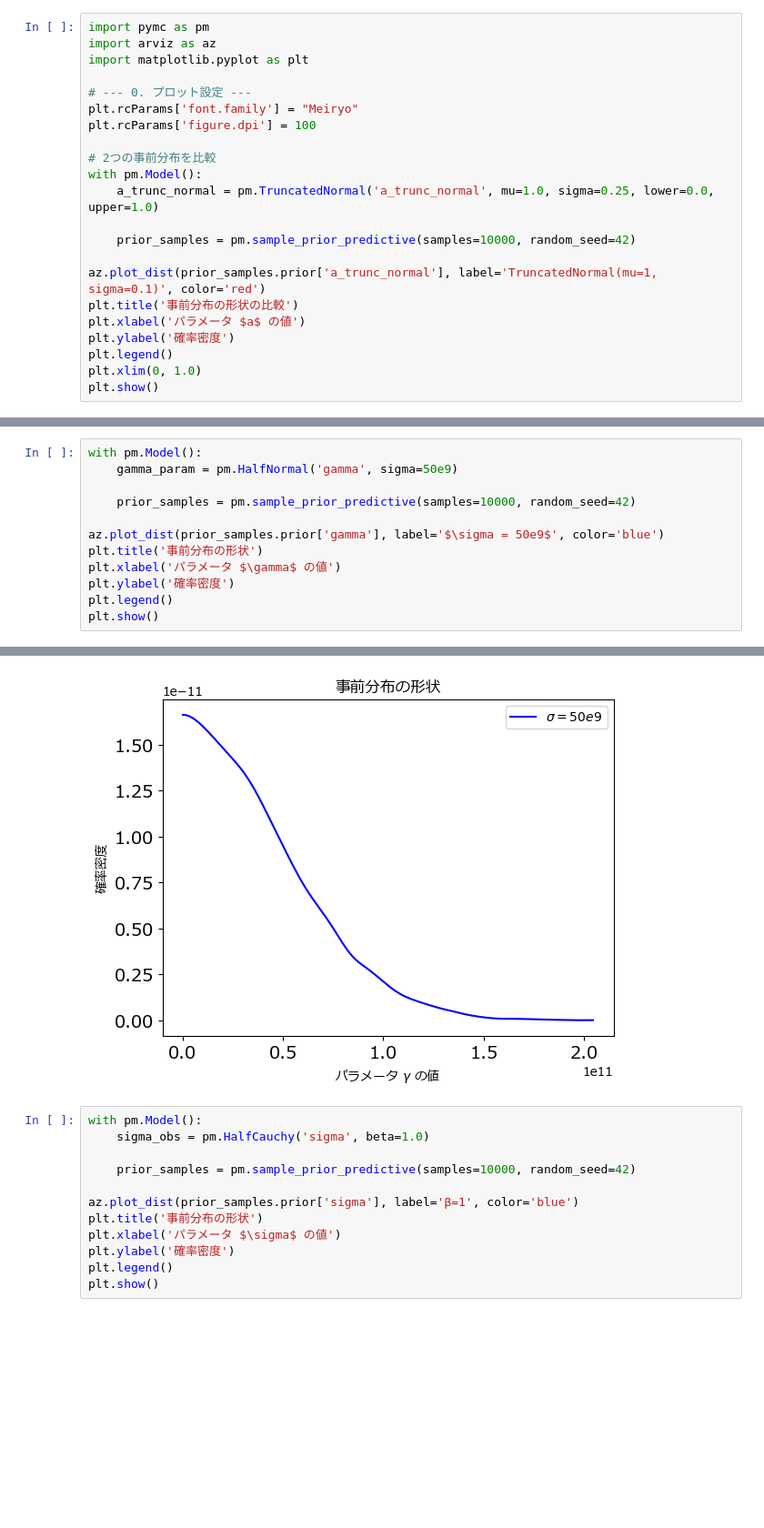
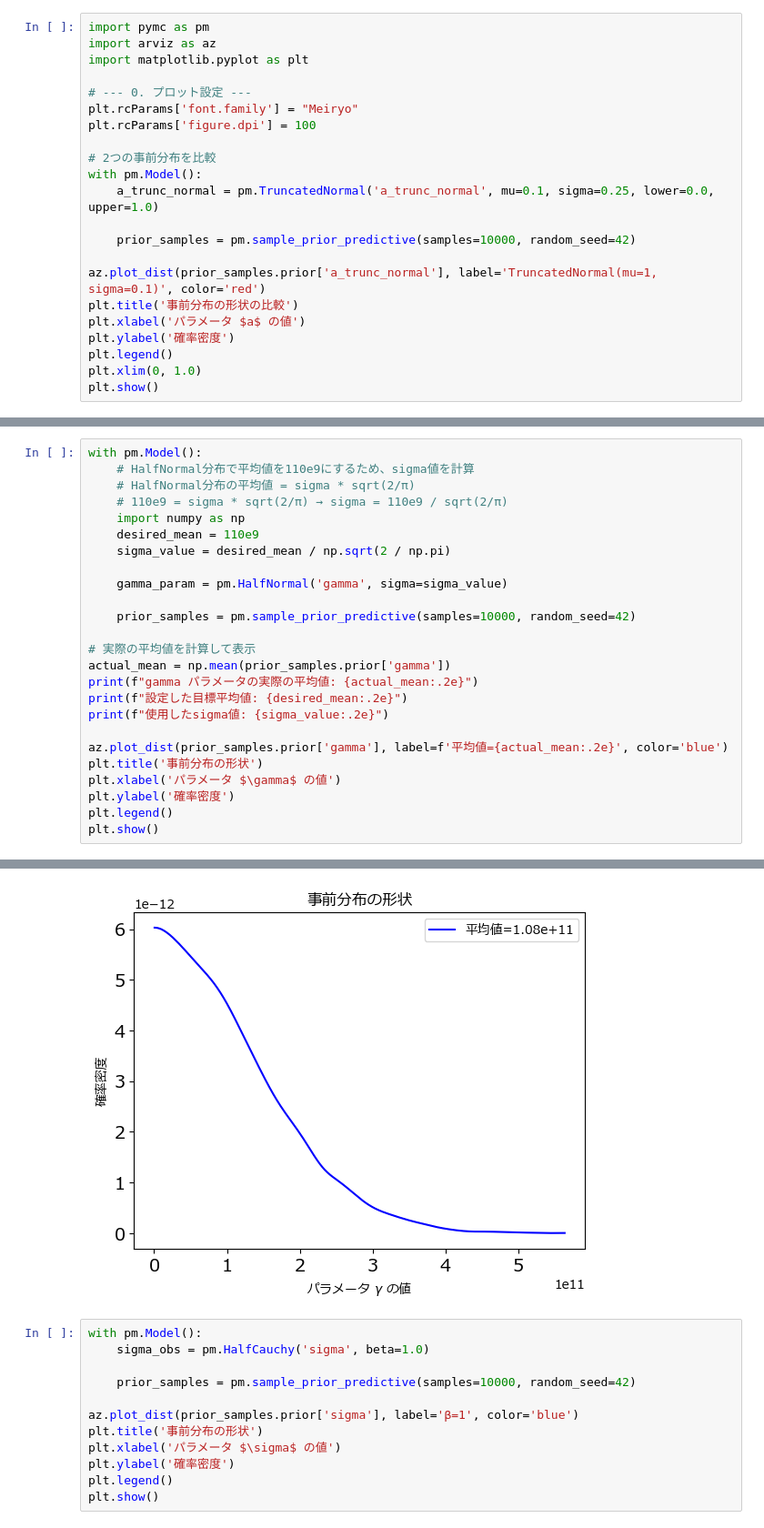
Before and after one commit to nakaoynu/GGG, a Jupyter notebook: prior_distribution.ipynb, the cells around one changed output, grey strips where cells are left out. Shown at 91% size. Saved outputs shown, nothing was run; the diff lists cells and outputs as text; blank space fills up the shorter version.

```diff
--- a/prior_distribution.ipynb
+++ b/prior_distribution.ipynb
@@ -9,7 +9,7 @@ plt.rcParams['figure.dpi'] = 100
 
 # 2つの事前分布を比較
 with pm.Model():
-    a_trunc_normal = pm.TruncatedNormal('a_trunc_normal', mu=1.0, sigma=0.25, lower=0.0, upper=1.0)
+    a_trunc_normal = pm.TruncatedNormal('a_trunc_normal', mu=0.1, sigma=0.25, lower=0.0, upper=1.0)
 
     prior_samples = pm.sample_prior_predictive(samples=10000, random_seed=42)
 
@@ -26,10 +26,23 @@ Sampling: [a_trunc_normal]
 # %%
 with pm.Model():
-    gamma_param = pm.HalfNormal('gamma', sigma=50e9)
+    # HalfNormal分布で平均値を110e9にするため、sigma値を計算
+    # HalfNormal分布の平均値 = sigma * sqrt(2/π)
+    # 110e9 = sigma * sqrt(2/π) → sigma = 110e9 / sqrt(2/π)
+    import numpy as np
+    desired_mean = 110e9
+    sigma_value = desired_mean / np.sqrt(2 / np.pi)
+
+    gamma_param = pm.HalfNormal('gamma', sigma=sigma_value)
 
     prior_samples = pm.sample_prior_predictive(samples=10000, random_seed=42)
 
-az.plot_dist(prior_samples.prior['gamma'], label='$\sigma = 50e9$', color='blue')
+# 実際の平均値を計算して表示
+actual_mean = np.mean(prior_samples.prior['gamma'])
+print(f"gamma パラメータの実際の平均値: {actual_mean:.2e}")
+print(f"設定した目標平均値: {desired_mean:.2e}")
+print(f"使用したsigma値: {sigma_value:.2e}")
+
+az.plot_dist(prior_samples.prior['gamma'], label=f'平均値={actual_mean:.2e}', color='blue')
 plt.title('事前分布の形状')
 plt.xlabel('パラメータ $\gamma$ の値')
 plt.ylabel('確率密度')
@@ -40,4 +56,4 @@ Sampling: [gamma]
-[figure, old version]
+[figure, new version]
 # %%
 with pm.Model():
     sigma_obs = pm.HalfCauchy('sigma', beta=1.0)
```
Also changed, not shown: parts of 2 cells of this notebook, 24 other files.
